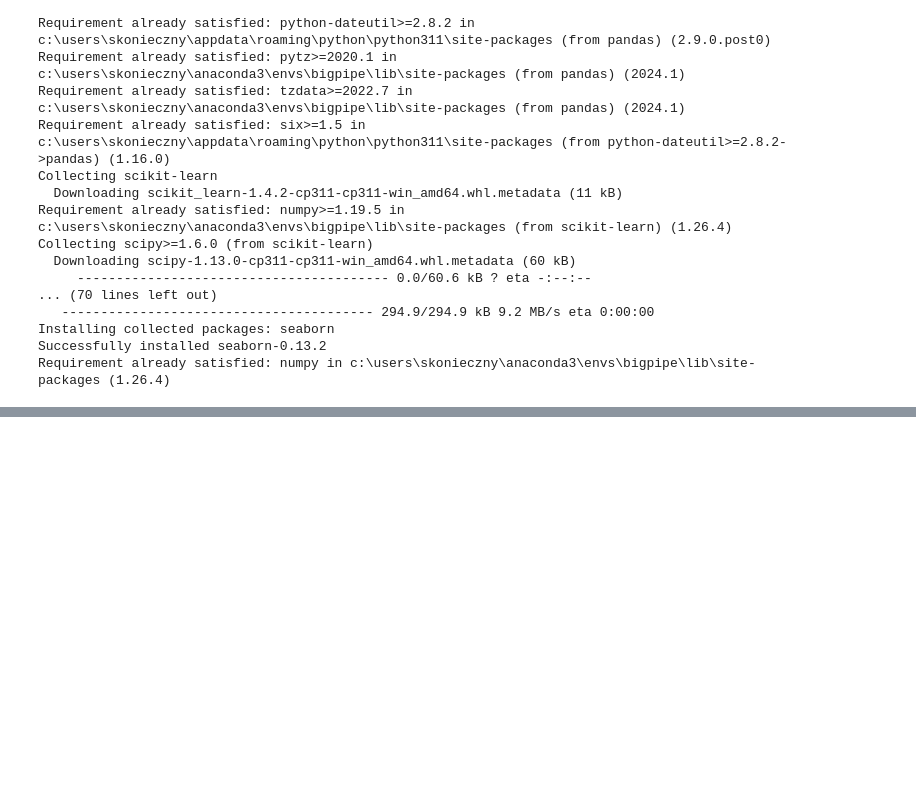
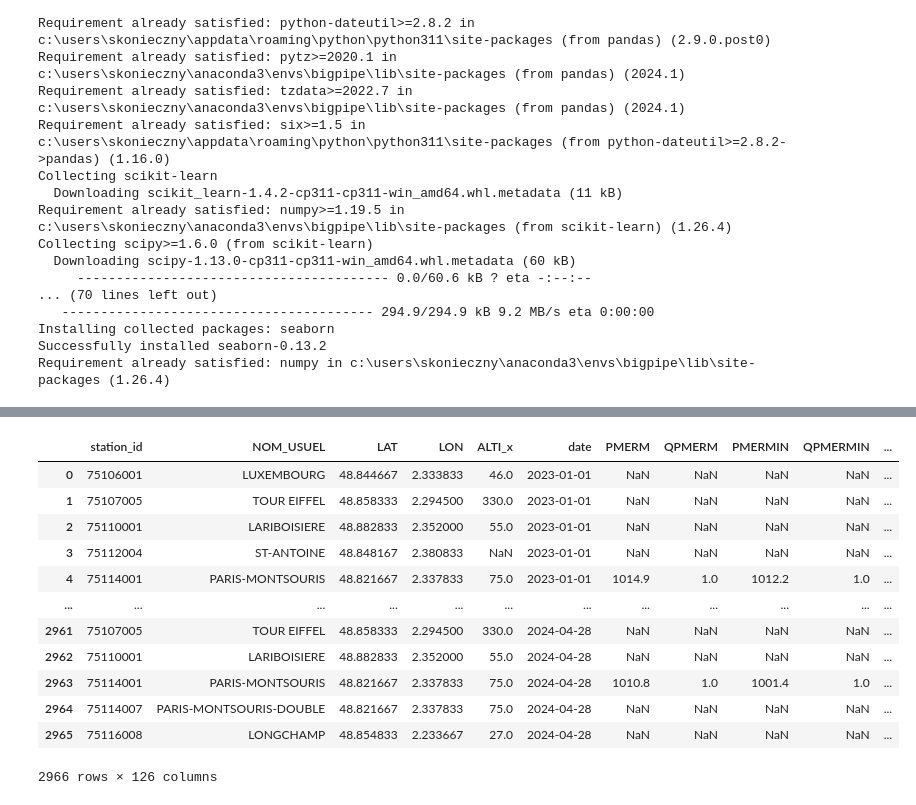
Before and after one commit to YannSko/Transport_App, a Jupyter notebook: ML_module/data_model/plot_data_weather.ipynb, the cells around one changed output, grey strips where cells are left out. Cells and saved outputs as stored; diff of their text form; code cells hidden in the pictures; blank space fills up the shorter version.

```diff
--- a/ML_module/data_model/plot_data_weather.ipynb
+++ b/ML_module/data_model/plot_data_weather.ipynb
@@ -498,0 +499,2 @@ Converting data types...
+# %%
+merged_back_up = merged_df.copy()
@@ -498,0 +517,11 @@ Converting data types...
+# %%
+merged_df.columns
+
+import pandas as pd
+
+# Method 1: Use Pandas Options to Display All Columns
+pd.set_option('display.max_columns', None)
+print(merged_df.columns)
+
+# Method 2: Convert Columns to List and Print
+print(list(merged_df.columns))
@@ -499 +640,17 @@ Converting data types...
+# %%
+merged_back_up
+# %% [output]
+|  | station_id | NOM_USUEL | LAT | LON | ALTI_x | date | PMERM | QPMERM | PMERMIN | QPMERMIN | ... |
+| 0 | 75106001 | LUXEMBOURG | 48.844667 | 2.333833 | 46.0 | 2023-01-01 | NaN | NaN | NaN | NaN | ... |
+| 1 | 75107005 | TOUR EIFFEL | 48.858333 | 2.294500 | 330.0 | 2023-01-01 | NaN | NaN | NaN | NaN | ... |
+| 2 | 75110001 | LARIBOISIERE | 48.882833 | 2.352000 | 55.0 | 2023-01-01 | NaN | NaN | NaN | NaN | ... |
+| 3 | 75112004 | ST-ANTOINE | 48.848167 | 2.380833 | NaN | 2023-01-01 | NaN | NaN | NaN | NaN | ... |
+| 4 | 75114001 | PARIS-MONTSOURIS | 48.821667 | 2.337833 | 75.0 | 2023-01-01 | 1014.9 | 1.0 | 1012.2 | 1.0 | ... |
+| ... | ... | ... | ... | ... | ... | ... | ... | ... | ... | ... | ... |
+| 2961 | 75107005 | TOUR EIFFEL | 48.858333 | 2.294500 | 330.0 | 2024-04-28 | NaN | NaN | NaN | NaN | ... |
+| 2962 | 75110001 | LARIBOISIERE | 48.882833 | 2.352000 | 55.0 | 2024-04-28 | NaN | NaN | NaN | NaN | ... |
+| 2963 | 75114001 | PARIS-MONTSOURIS | 48.821667 | 2.337833 | 75.0 | 2024-04-28 | 1010.8 | 1.0 | 1001.4 | 1.0 | ... |
+| 2964 | 75114007 | PARIS-MONTSOURIS-DOUBLE | 48.821667 | 2.337833 | 75.0 | 2024-04-28 | NaN | NaN | NaN | NaN | ... |
+| 2965 | 75116008 | LONGCHAMP | 48.854833 | 2.233667 | 27.0 | 2024-04-28 | NaN | NaN | NaN | NaN | ... |
+2966 rows × 126 columns
 # %%
```
Also changed, not shown: parts of 6 cells of this notebook.
